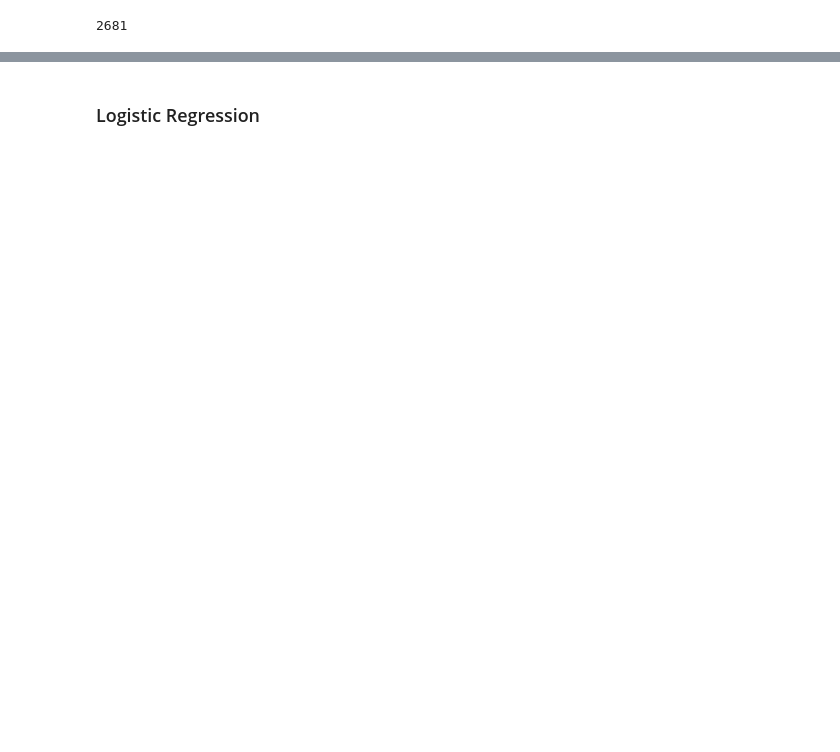
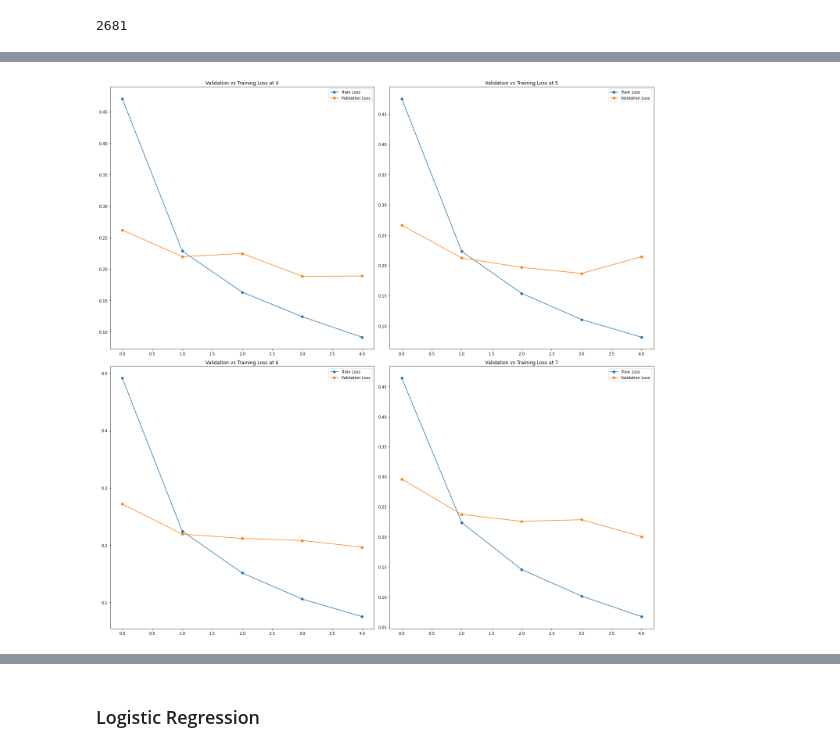
Before and after one commit to jmcrey/machine-learning, a Jupyter notebook: NLP/HW4/HW4.ipynb, the cells around one changed output, grey strips where cells are left out. Drawn from its saved outputs; the diff is of its cells as text; code cells hidden in the pictures; blank space fills up the shorter version.

```diff
--- a/NLP/HW4/HW4.ipynb
+++ b/NLP/HW4/HW4.ipynb
@@ -223,18 +179,9 @@ Found 400000 word vectors.
 # %%
 num_tokens = len(tokenizer.word_index) + 2
 embedding_dim = 100
-hits = 0
-misses = 0
 
-# Prepare embedding matrix
 embedding_matrix = np.zeros((num_tokens, embedding_dim))
 for word, i in tokenizer.word_index.items():
-    embedding_vector = embeddings_index.get(word)
-    if embedding_vector is not None:
-        # Words not found in embedding index will be all-zeros.
-        # This includes the representation for "padding" and "OOV"
-        embedding_matrix[i] = embedding_vector
-        hits += 1
-    else:
-        misses += 1
-print("Converted %d words (%d misses)" % (hits, misses))
+    vec = embeddings_index.get(word)
+    if vec is not None:
+        embedding_matrix[i] = vec
@@ -284,0 +230,17 @@ _________________________________________________________________
+# %%
+import matplotlib.pyplot as plt
+
+size_filters = (4, 5, 6, 7)
+loss = [(h.history['loss'], h.history['val_loss']) for h in histories]
+fig, axes = plt.subplots(2, 2, figsize=(20,20))
+for idx, loss in enumerate(loss):
+    x = idx // 2
+    y = idx % 2
+    axes[x,y].plot(range(5), loss[0], marker='o')
+    axes[x,y].plot(range(5), loss[1], marker='o')
+    axes[x,y].set_title(f"Validation vs Training Loss at {size_filters[idx]}")
+    axes[x,y].legend(['Train Loss', 'Validation Loss'])
+plt.tight_layout()
+plt.show()
+# %% [output]
+[figure, added]
```
Also changed, not shown: parts of 87 cells of this notebook.
